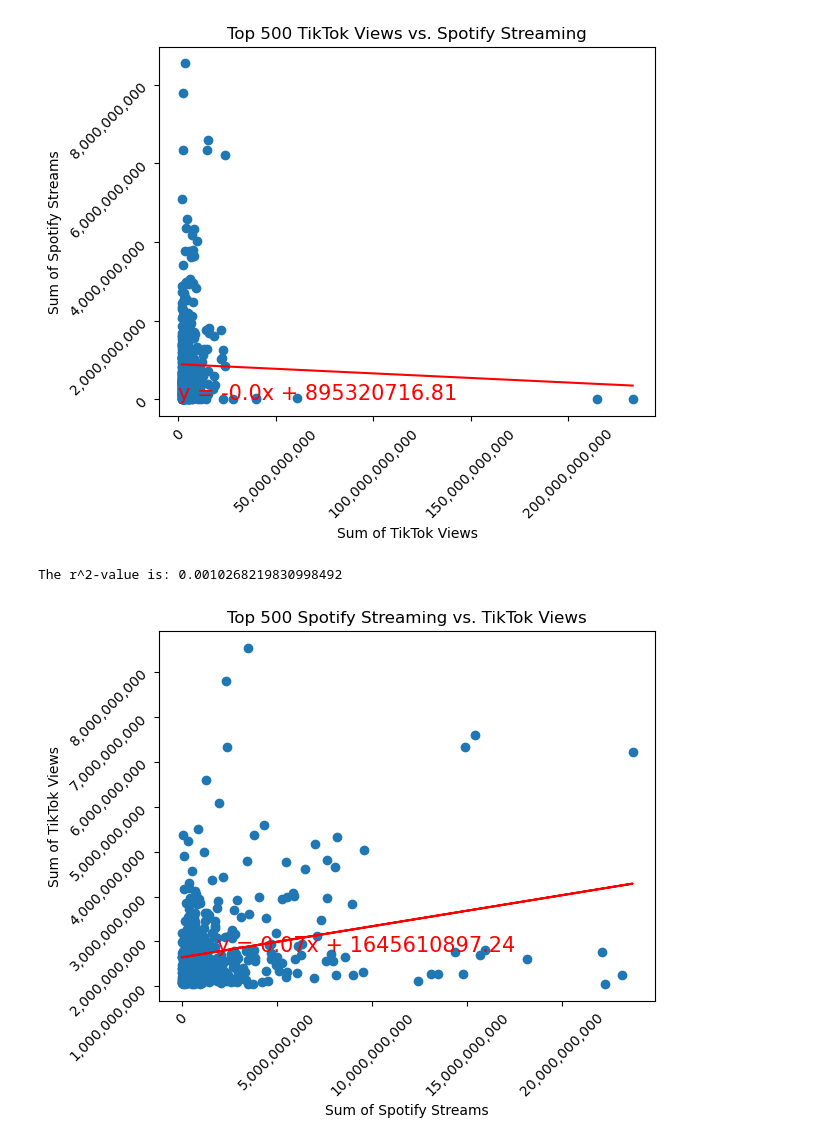
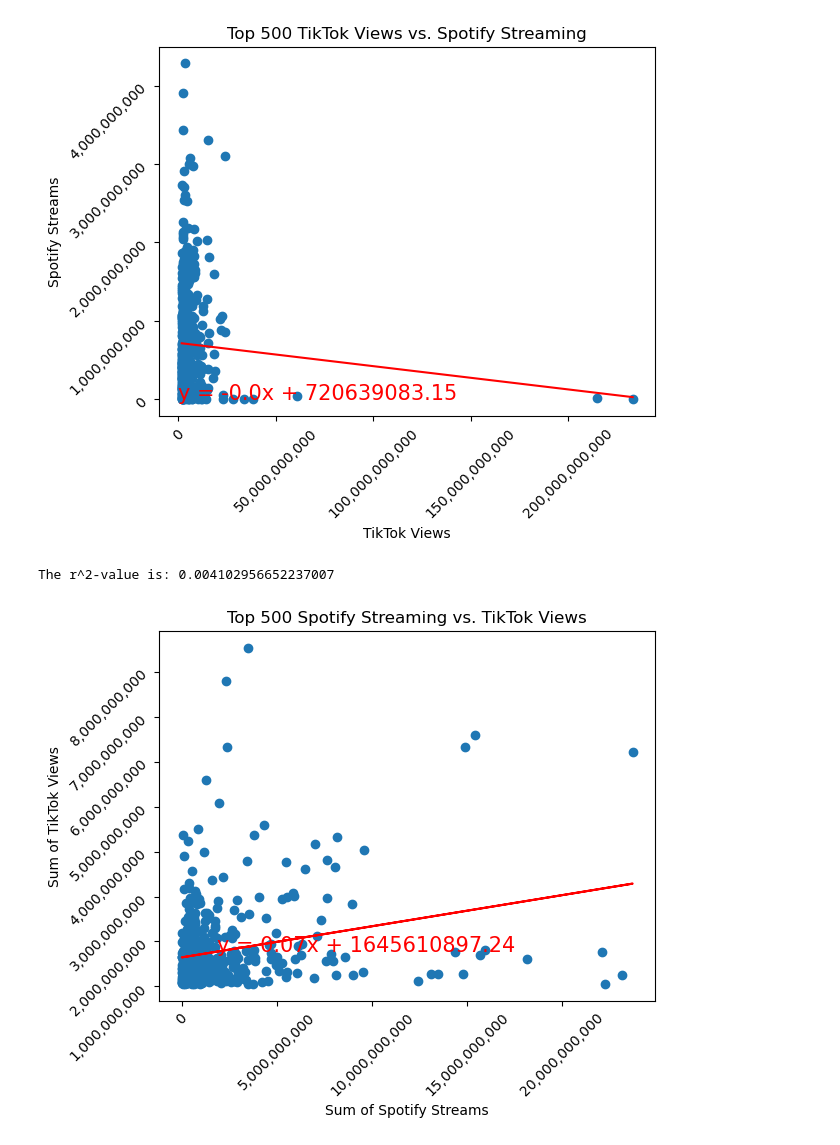
Before and after one commit to qstibbins/project-1, a Jupyter notebook: data.ipynb, the cells around one changed output. Saved outputs shown, nothing was run; the diff lists cells and outputs as text; code cells hidden in the pictures.

Commit message:
editing format of scatterplots

```diff
--- a/data.ipynb
+++ b/data.ipynb
@@ -71,0 +85,33 @@ merged_df.dropna(inplace=True)
+# %%
+# Spotify Streams and TikTok Views are objects - convert to numeric
+# Function to convert to numeric
+def convert_to_numeric(value):
+    if pd.isna(value):                              # check if value is NaN
+        return np.nan
+    try:
+        return float(str(value).replace(',', ''))   # Remove commas and convert to float
+    except ValueError:                              # handle cases where conversion fails
+        return np.nan
+
+# Apply the conversion to both columns
+tiktok_views_data_clean['Spotify Streams'] = tiktok_views_data_clean['Spotify Streams'].apply(convert_to_numeric)
+tiktok_views_data_clean['TikTok Views'] = tiktok_views_data_clean['TikTok Views'].apply(convert_to_numeric)
+
+# Check the results
+print("After conversion:")
+print(tiktok_views_data_clean[['Spotify Streams', 'TikTok Views', 'Spotify Popularity']].dtypes)
+print(tiktok_views_data_clean[['Spotify Streams', 'TikTok Views', 'Spotify Popularity']].count())
+
+# Check for any remaining non-numeric values
+print("\nNon-numeric values in Spotify Streams:")
+print(tiktok_views_data_clean[pd.isna(tiktok_views_data_clean['Spotify Streams'])]['Spotify Streams'].head())
+
+print("\nNon-numeric values in TikTok Views:")
+print(tiktok_views_data_clean[pd.isna(tiktok_views_data_clean['TikTok Views'])]['TikTok Views'].head())
+
+# Display sample of original values
+print("\nSample of original Spotify Streams values:")
+print(tiktok_views_data_clean['Spotify Streams'].head())
+
+print("\nSample of original TikTok Views values:")
+print(tiktok_views_data_clean['TikTok Views'].head())
@@ -73,13 +229,13 @@ merged_df.dropna(inplace=True)
 # Create top 500 TikTok dataframe
 
 # Sort DataFrame by TikTok Views in descending order
-top_500_tiktok_df = merged_df.sort_values(by='Sum of TikTok Views', ascending=False).head(501)
+top_500_tiktok_df = tiktok_views_data_clean.sort_values(by='TikTok Views', ascending=False).head(501)
 
 # Remove the 'Grand Total' row
 top_500_tiktok_df = top_500_tiktok_df[top_500_tiktok_df['Song'] != 'Grand Total']
 
 # Apply styling for better readability (for display purposes)
-formatted_top_500_df = top_500_tiktok_df[['Song', 'Sum of TikTok Views', 'Sum of Spotify Streams']].style.format({
+formatted_top_500_df = top_500_tiktok_df[['Song', 'TikTok Views', 'Spotify Streams']].style.format({
     'Sum of TikTok Likes': '{:,.2f}',
     'Sum of YouTube Likes': '{:,.2f}',
     'Sum of Spotify Streams': '{:,.2f}',
@@ -108,38 +302,38 @@ formatted_top_500_spotify_df = top_500_spotify_df[['Song', 'Sum of TikTok Views'
 # %%
 # Spotify vs TikTok Views
 # Does high TikTok views correlate to high spotify streams?
 
-x_values = top_500_tiktok_df['Sum of TikTok Views']
-y_values = top_500_tiktok_df['Sum of Spotify Streams']
+x_values = top_500_tiktok_df['TikTok Views']
+y_values = top_500_tiktok_df['Spotify Streams']
 
 # the output will be a tuple of multiple values  for linear regression
 (slope, intercept, rvalue, pvalue, stderr) = linregress(x_values, y_values)
 
 regress_values = x_values * slope + intercept
 
 line_eq = "y = " + str(round(slope,2)) + "x + " + str(round(intercept,2))   # print the equation in my graph (string)
 
 #the scatterplot
 plt.scatter(x_values,y_values)
 plt.plot(x_values,regress_values,"r-")
 plt.annotate(line_eq,(5.8,0.8),fontsize=15,color="red")
 
-plt.xlabel("Sum of TikTok Views")
-plt.ylabel("Sum of Spotify Streams")
+plt.xlabel("TikTok Views")
+plt.ylabel("Spotify Streams")
 plt.title("Top 500 TikTok Views vs. Spotify Streaming")
 plt.xticks(rotation=45)
 plt.yticks(rotation=45)
 
 # Adjust x-axis and y-axis to show full values with commas
 plt.gca().xaxis.set_major_formatter(ticker.FuncFormatter(lambda x, _: f'{int(x):,}'))
 plt.gca().yaxis.set_major_formatter(ticker.FuncFormatter(lambda x, _: f'{int(x):,}'))
 
 plt.show()
 
 print(f"The r^2-value is: {rvalue**2}")
 # %% [output]
-[figure, old version]
+[figure, new version]
-The r^2-value is: 0.0010268219830998492
+The r^2-value is: 0.004102956652237007
 # %%
 # Spotify vs TikTok Views - spotify as the independent variable
 
```
Also changed, not shown: parts of 18 cells of this notebook, 3 other files.
